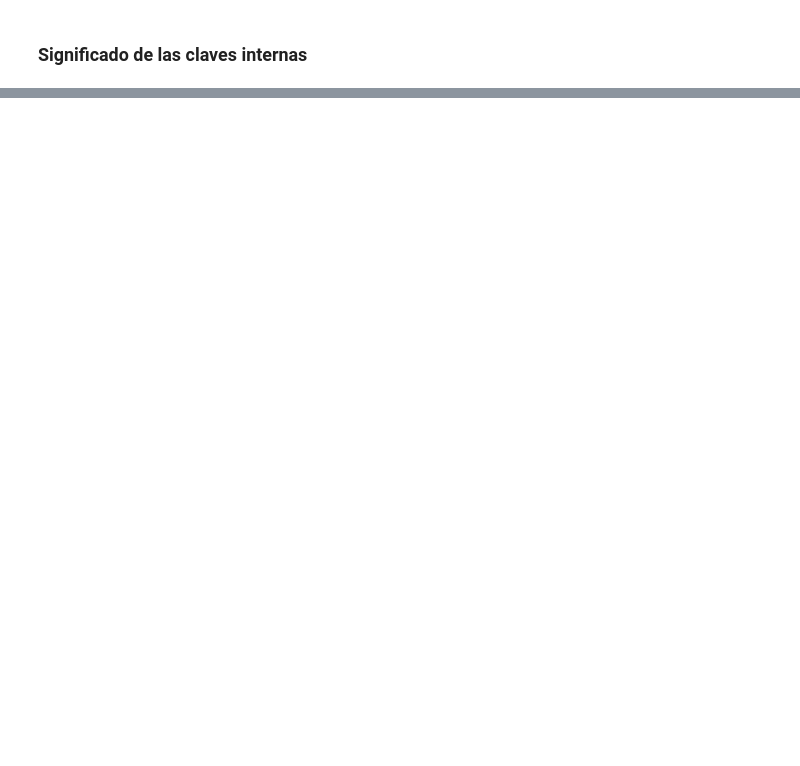
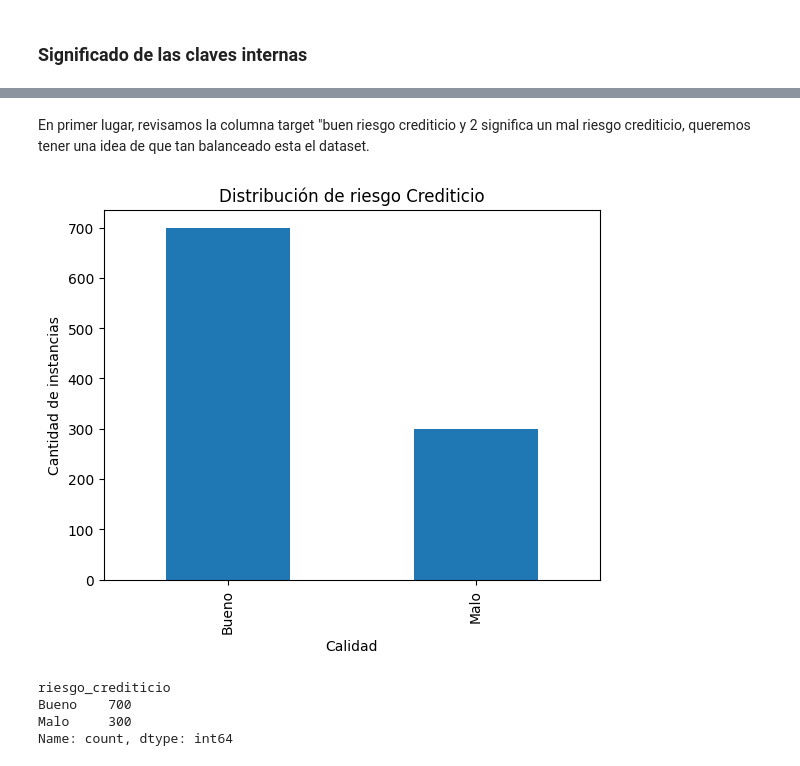
Before and after one commit to ezemartlopez/TP-Integrador-Equidad-en-Aprendizaje-Autom-tico, a Jupyter notebook: 01_Conjunto_datos.ipynb, the cells around one changed output, grey strips where cells are left out. Saved outputs shown, nothing was run; the diff lists cells and outputs as text; code cells hidden in the pictures; blank space fills up the shorter version.

```diff
--- a/01_Conjunto_datos.ipynb
+++ b/01_Conjunto_datos.ipynb
@@ -187,27 +146,0 @@ Después de corroborar la información del dataset en la pagina oficial, se opta
-# %%
-# Renombrando las columnas del dataset para ser mas comprensible
-df = df.rename(columns={
-    'Attribute1': 'estado_cuenta',               # Categorical
-    'Attribute2': 'duracion_meses',              # Integer
-    'Attribute3': 'historial_credito',           # Categorical
-    'Attribute4': 'proposito',                    # Categorical
-    'Attribute5': 'monto_credito',                # Integer
-    'Attribute6': 'cuenta_ahorro_bonos',         # Categorical
-    'Attribute7': 'empleo_actual',                # Categorical
-    'Attribute8': 'tasa_cuota_ingreso',           # Integer
-    'Attribute9': 'estado_civil_sexo',            # Categorical
-    'Attribute10': 'otros_deudores_garantes',    # Categorical
-    'Attribute11': 'residencia_actual_anios',    # Integer
-    'Attribute12': 'propiedad',                    # Categorical
-    'Attribute13': 'edad',                         # Integer
-    'Attribute14': 'otros_planes_cuotas',         # Categorical
-    'Attribute15': 'vivienda',                     # Categorical
-    'Attribute16': 'num_creditos_banco',           # Integer
-    'Attribute17': 'ocupacion',                    # Categorical
-    'Attribute18': 'num_personas_a_cargo',         # Integer
-    'Attribute19': 'telefono',                      # Binary
-    'Attribute20': 'trabajador_extranjero',         # Binary
-    'class': 'buen_mal_credito'                    # Binary (Target)
-})
-
-df.head(3)
@@ -308,0 +251,19 @@ valores_unicos_significado = {
+# %% [markdown]
+En primer lugar, revisamos la columna target "buen riesgo crediticio y 2 significa un mal riesgo crediticio, queremos tener una idea de que tan balanceado esta el dataset.
+# %%
+target = df["riesgo_crediticio"]
+target = df["riesgo_crediticio"].map({1: "Bueno", 2: "Malo"})
+
+target.value_counts().plot(kind="bar")
+plt.xlabel("Calidad")
+plt.ylabel("Cantidad de instancias")
+plt.title("Distribución de riesgo Crediticio")
+plt.show()
+
+print(target.value_counts())
+# %% [output]
+[figure, added]
+riesgo_crediticio
+Bueno    700
+Malo     300
+Name: count, dtype: int64
```
Also changed, not shown: parts of 82 cells of this notebook, 3 other files.
